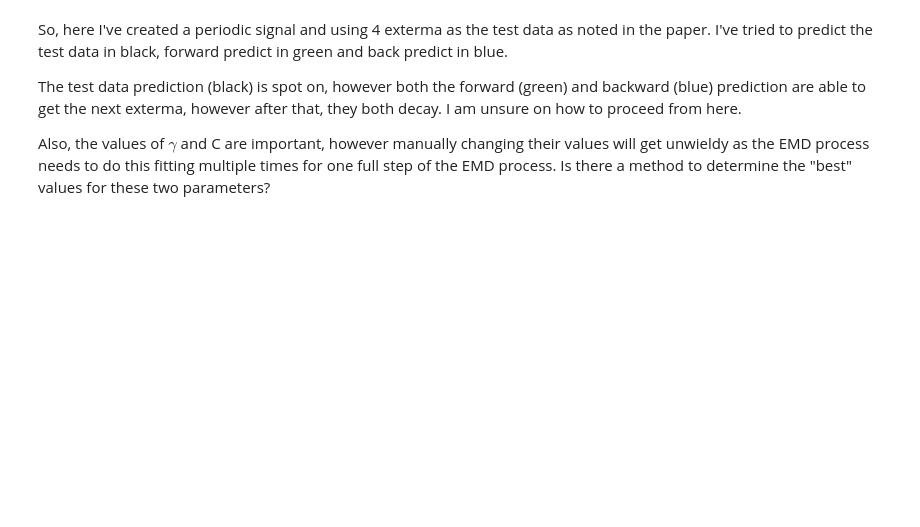
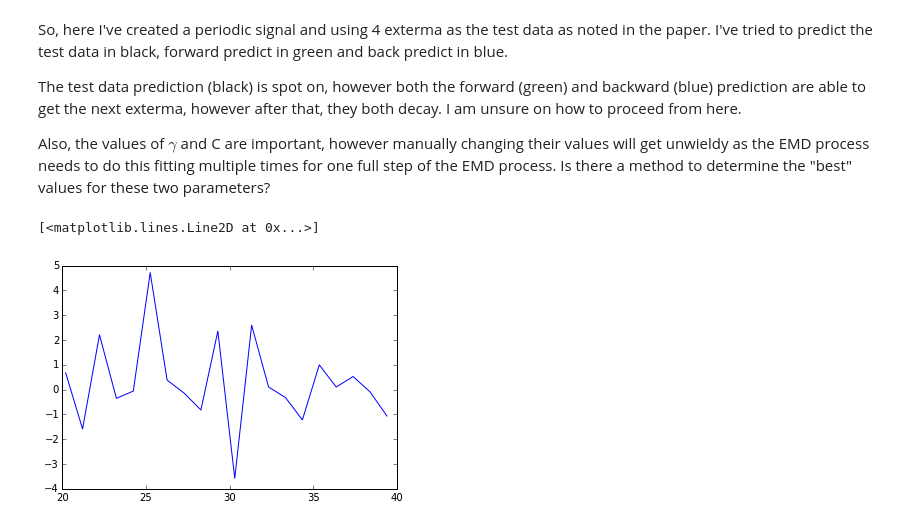
Before and after one commit to nabobalis/pyhht, a Jupyter notebook: experimental_code/SVM Regression Fitting.ipynb, the cells around one changed output. Saved outputs shown, nothing was run; the diff lists cells and outputs as text; code cells hidden in the pictures; blank space fills up the shorter version.

```diff
--- a/experimental_code/SVM Regression Fitting.ipynb
+++ b/experimental_code/SVM Regression Fitting.ipynb
@@ -37,12 +39,12 @@ import matplotlib.pyplot as plt
 # %%
 basis = np.linspace(0,100,100)
-data = 2 * np.sin(2*np.pi*basis/10) + 3 * np.sin(2*np.pi*basis/20)
+data = 2 * np.sin(2*np.pi*basis/10) + 3 * np.sin(2*np.pi*basis/20) + 10.*np.random.random(len(basis))
 # %%
-svr_rbf = SVR(kernel='poly', C=1000, degree=2, gamma=3)
+svr_rbf = SVR(kernel='rbf', C=100, gamma=0.1)
 X = np.linspace(0,data.size,data.size)[:,None]
-neg_pred = svr_rbf.fit(X[0:20], data[0:20]).predict(-X[0:20])
-pred = svr_rbf.fit(X[0:20], data[0:20]).predict(X[0:20])
-pos_pred = svr_rbf.fit(X[0:20], data[0:20]).predict(X[20:40])
+neg_pred = svr_rbf.fit(X[0:40], data[0:40]).predict(-X[0:20])
+pred = svr_rbf.fit(X[0:40], data[0:40]).predict(X[0:20])
+pos_pred = svr_rbf.fit(X[0:40], data[0:40]).predict(X[20:40])
 # %%
 plt.plot(-basis[0:20],neg_pred, 'b-_')
 plt.plot(basis[0:20],pred, 'k')
@@ -56,3 +60,8 @@ I've tried to predict the test data in black, forward predict in green and back
 The test data prediction (black) is spot on, however both the forward (green) and backward (blue) prediction are able to get the next exterma, however after that, they both decay. I am unsure on how to proceed from here.
 
 Also, the values of $\gamma$ and C are important, however manually changing their values will get unwieldy as the EMD process needs to do this fitting multiple times for one full step of the EMD process. Is there a method to determine the "best" values for these two parameters?
+# %%
+plt.plot(basis[20:40],data[20:40]-pos_pred)
+# %% [output]
+[<matplotlib.lines.Line2D at 0x...>]
+[figure, added]
```
Also changed, not shown: parts of 4 cells of this notebook, 1 other file.
